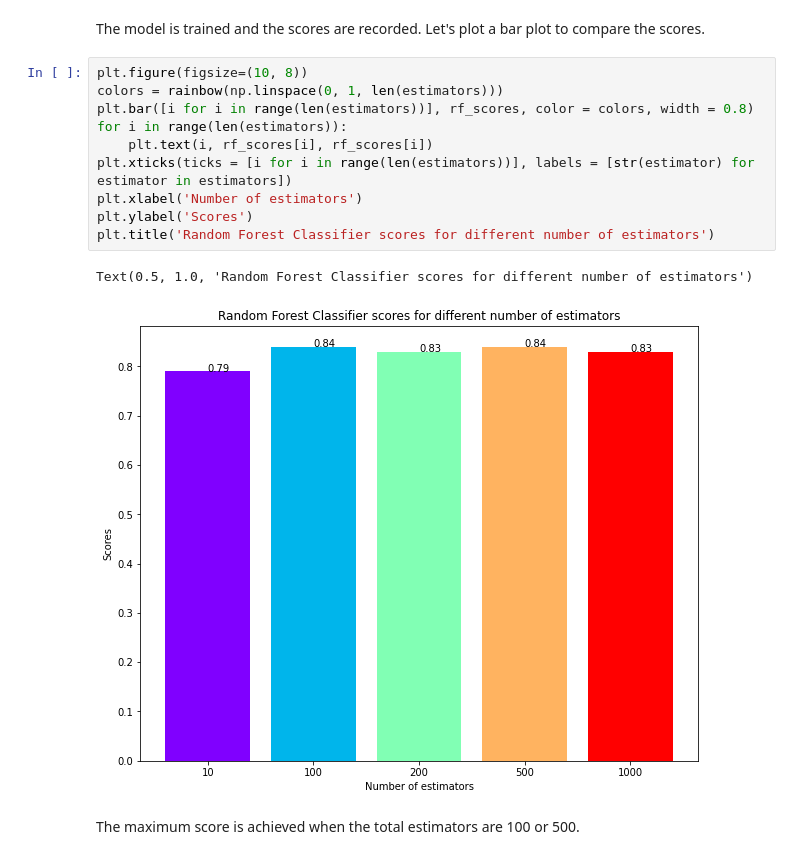
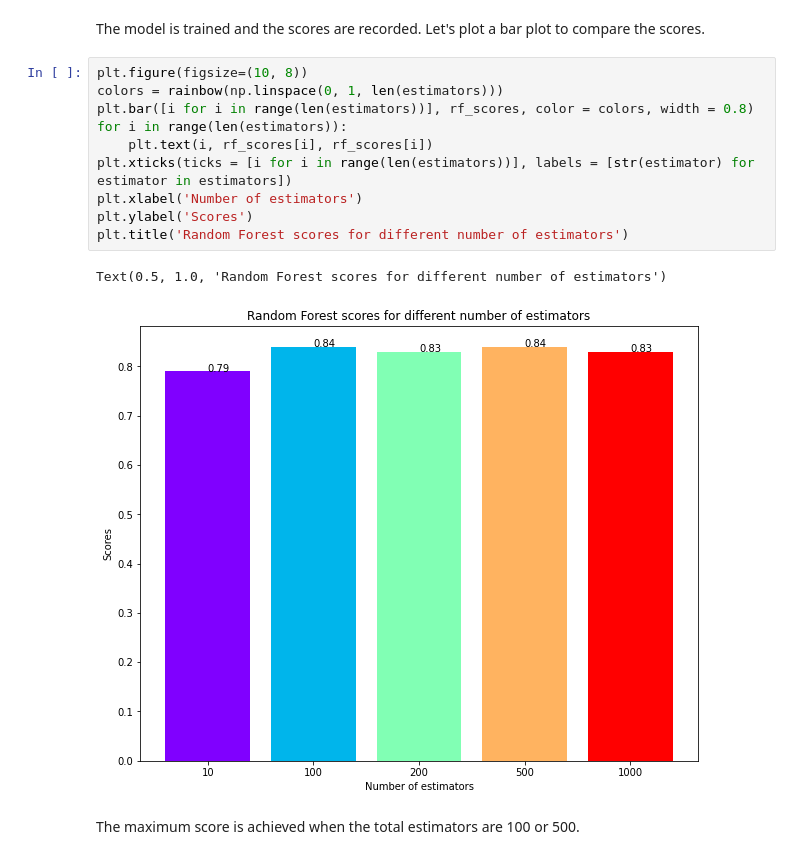
Before and after one commit to SahanaSg1729/Heart_Disease_Prediction, a Jupyter notebook: Heart_Disease_Prediction.ipynb, the cells around one changed output. Drawn from its saved outputs; the diff is of its cells as text.

```diff
--- a/Heart_Disease_Prediction.ipynb
+++ b/Heart_Disease_Prediction.ipynb
@@ -365,16 +422,16 @@ The model is trained and the scores are recorded. Let's plot a bar plot to compa
 # %%
 plt.figure(figsize=(10, 8))
 colors = rainbow(np.linspace(0, 1, len(estimators)))
 plt.bar([i for i in range(len(estimators))], rf_scores, color = colors, width = 0.8)
 for i in range(len(estimators)):
     plt.text(i, rf_scores[i], rf_scores[i])
 plt.xticks(ticks = [i for i in range(len(estimators))], labels = [str(estimator) for estimator in estimators])
 plt.xlabel('Number of estimators')
 plt.ylabel('Scores')
-plt.title('Random Forest Classifier scores for different number of estimators')
+plt.title('Random Forest scores for different number of estimators')
 # %% [output]
-Text(0.5, 1.0, 'Random Forest Classifier scores for different number of estimators')
+Text(0.5, 1.0, 'Random Forest scores for different number of estimators')
-[figure, old version]
+[figure, new version]
 # %% [markdown]
 The maximum score is achieved when the total estimators are 100 or 500.
 # %%
```
Also changed, not shown: parts of 24 cells of this notebook.
